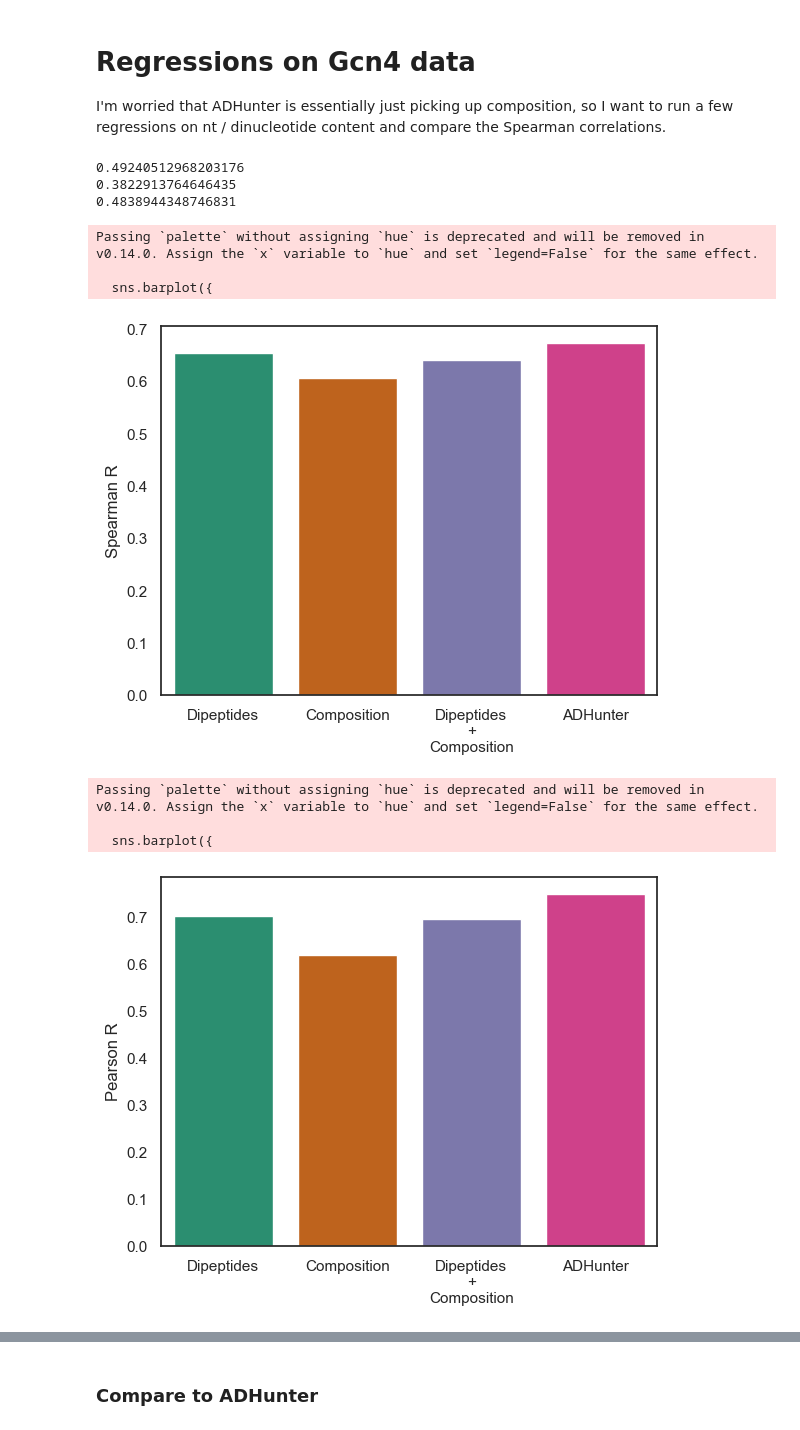
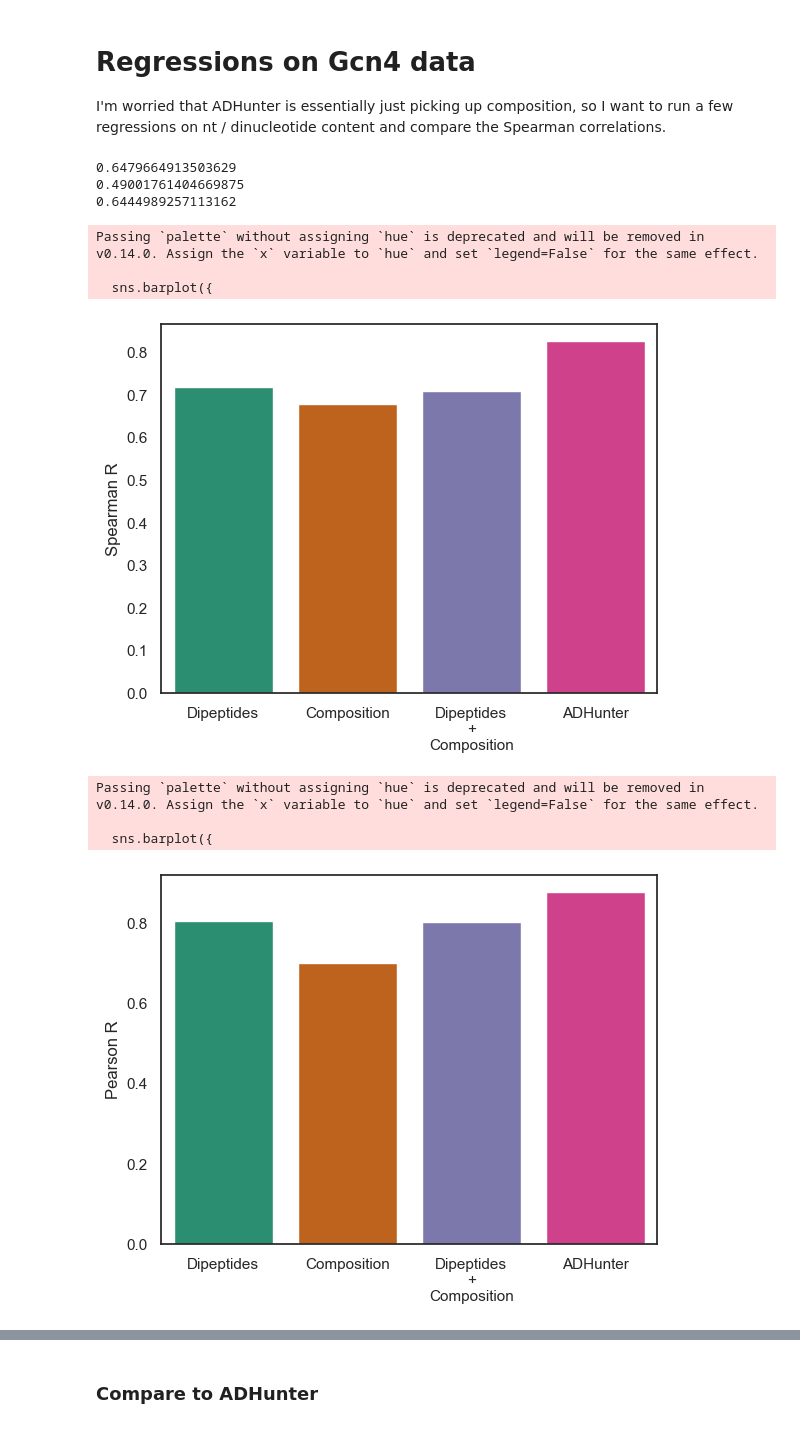
Before and after one commit to staller-lab/ADHunter-DeepLift, a Jupyter notebook: notebooks/250311_regressions.ipynb, the cells around one changed output, grey strips where cells are left out. Drawn from its saved outputs; the diff is of its cells as text; code cells hidden in the pictures.

```diff
--- a/notebooks/250311_regressions.ipynb
+++ b/notebooks/250311_regressions.ipynb
@@ -25,17 +25,19 @@ import logomaker
 import os
 os.chdir("../adhunter")
 # %%
-fn = "data/OrthologTilingDFwActivities_20220131.csv"
+# fn = "data/OrthologTilingDFwActivities_20220131.csv"
+fn = "../data/OrthologTilingDFwActivities_20240930_train_test_val.csv"
+
 # df = pd.read_csv(fn, index_col=0)
 # df = df.loc[df.Activity != 0.0]
 # # average over duplicates
 # df = df.groupby("Seq").mean().reset_index()
 
 df = pd.read_csv(fn)
-df = df.loc[df.Activity != 0.0]
-df = df.iloc[:, 1:]
-df = df.loc[df.loc[:, ['Seq', 'Activity']].drop_duplicates().index]
-df = df.sort_values(by=["SpeciesNames", "NativeLocation"]).reset_index(drop=True)
+# df = df.loc[df.Activity != 0.0]
+# df = df.iloc[:, 1:]
+# df = df.loc[df.loc[:, ['Seq', 'Activity']].drop_duplicates().index]
+# df = df.sort_values(by=["SpeciesNames", "NativeLocation"]).reset_index(drop=True)
 
 seqs = df.Seq.to_numpy()
 activity = df.Activity.to_numpy()
@@ -93,45 +95,45 @@ regr_comb = LinearRegression()
 regr_comb.fit(X_comb_train, y_comb_train)
 print(regr_comb.score(X_comb_test, y_comb_test))
 # %% [output]
-0.49240512968203176
-0.3822913764646435
-0.4838944348746831
+0.6479664913503629
+0.49001761404669875
+0.6444989257113162
 # %%
 r_2mer, _ = spearmanr(regr.predict(X_2mer_test), y_2mer_test)
 r_aa, _ = spearmanr(regr_single.predict(X_aa_test), y_aa_test)
 r_comb, _ = spearmanr(regr_comb.predict(X_comb_test), y_comb_test)
 
 sns.barplot({
     "Dipeptides": r_2mer,
     "Composition": r_aa,
     "Dipeptides\n+\nComposition": r_comb,
-    "ADHunter": .673, # NOTE: This was the spearman from initial training of ADHunter
+    "ADHunter": .826, # NOTE: This was the spearman from initial training of ADHunter
     }, errorbar=None, palette='Dark2')
 plt.ylabel("Spearman R")
 plt.show()
 
 r_2mer, _ = pearsonr(regr.predict(X_2mer_test).flatten(), y_2mer_test.flatten())
 r_aa, _ = pearsonr(regr_single.predict(X_aa_test).flatten(), y_aa_test.flatten())
 r_comb, _ = pearsonr(regr_comb.predict(X_comb_test).flatten(), y_comb_test.flatten())
 
 sns.barplot({
     "Dipeptides": r_2mer,
     "Composition": r_aa,
     "Dipeptides\n+\nComposition": r_comb,
-    "ADHunter": .748, # NOTE: This came from me retraining the model since I didn't save train/test splits...
+    "ADHunter": .876, # NOTE: This came from me retraining the model since I didn't save train/test splits...
     }, errorbar=None, palette='Dark2')
 plt.ylabel("Pearson R")
 plt.show()
 # pearsonr(regr_comb.predict(X_comb_test), y_comb_test)
 # %% [output]
 Passing `palette` without assigning `hue` is deprecated and will be removed in v0.14.0. Assign the `x` variable to `hue` and set `legend=False` for the same effect.
 
   sns.barplot({
-[figure, old version]
+[figure, new version]
 Passing `palette` without assigning `hue` is deprecated and will be removed in v0.14.0. Assign the `x` variable to `hue` and set `legend=False` for the same effect.
 
   sns.barplot({
-[figure, old version]
+[figure, new version]
 # %%
 from sklearn.metrics import make_scorer
 from sklearn.model_selection import cross_val_score
```
Also changed, not shown: parts of 8 cells of this notebook, 2 other files.
